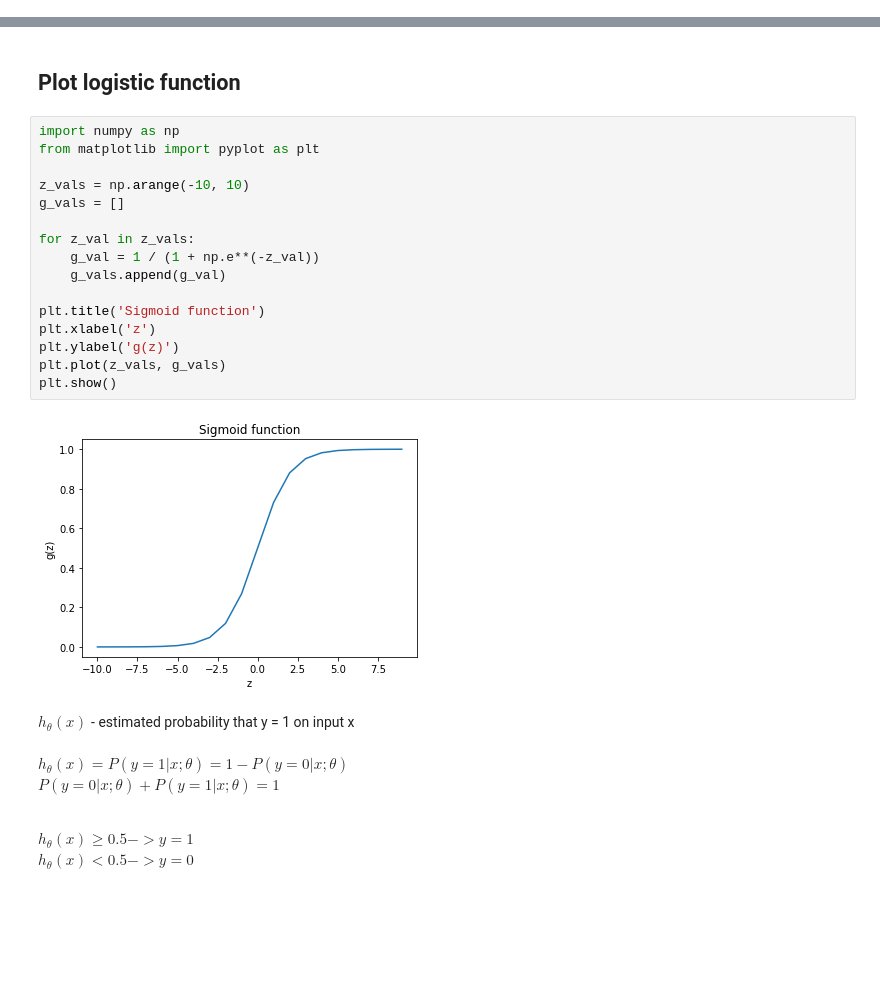
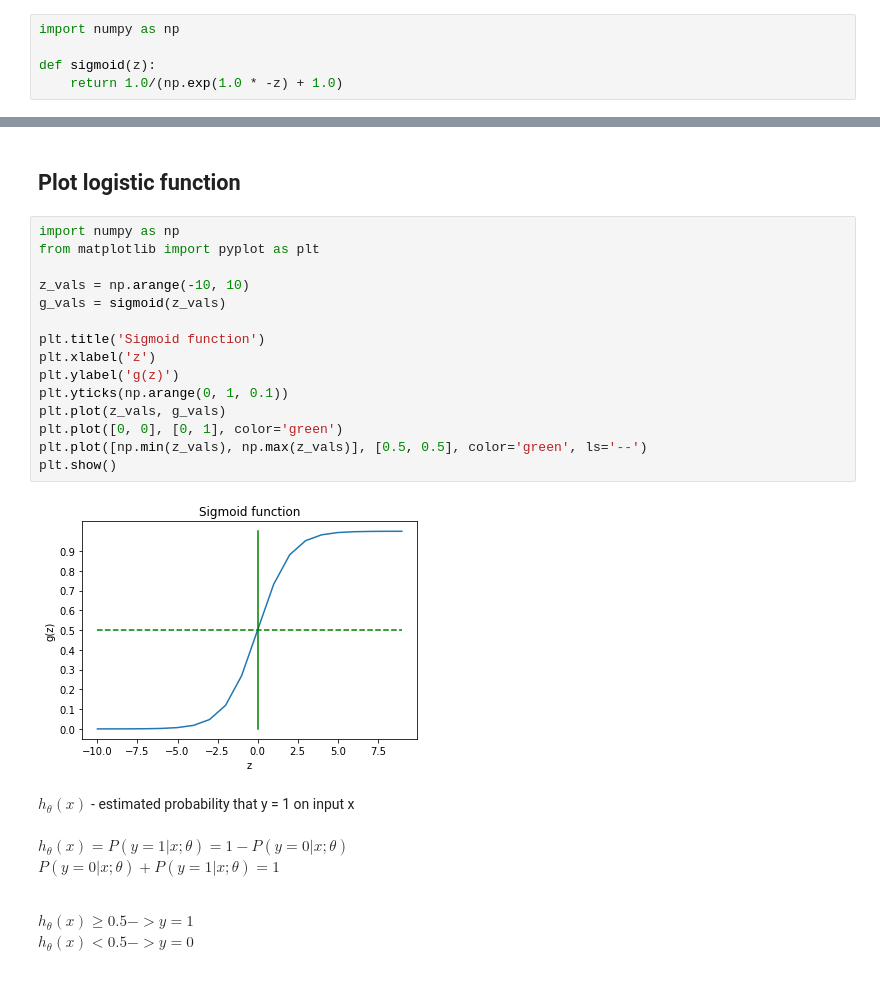
Before and after one commit to Michael-Wisniewski/machine-learning-algorithms, a Jupyter notebook: src/Logistic regression algorithms.ipynb, the cells around one changed output, grey strips where cells are left out. Drawn from its saved outputs; the diff is of its cells as text; blank space fills up the shorter version.

```diff
--- a/src/Logistic regression algorithms.ipynb
+++ b/src/Logistic regression algorithms.ipynb
@@ -55,0 +58,5 @@ $\begin{aligned}
+# %%
+import numpy as np
+
+def sigmoid(z):
+    return 1.0/(np.exp(1.0 * -z) + 1.0)
@@ -60,21 +77,20 @@ $\begin{aligned}
 # %%
 import numpy as np
 from matplotlib import pyplot as plt
 
 z_vals = np.arange(-10, 10)
-g_vals = []
-
-for z_val in z_vals:
-    g_val = 1 / (1 + np.e**(-z_val))
-    g_vals.append(g_val)
+g_vals = sigmoid(z_vals)
 
 plt.title('Sigmoid function')
 plt.xlabel('z')
 plt.ylabel('g(z)')
+plt.yticks(np.arange(0, 1, 0.1))
 plt.plot(z_vals, g_vals)
+plt.plot([0, 0], [0, 1], color='green')
+plt.plot([np.min(z_vals), np.max(z_vals)], [0.5, 0.5], color='green', ls='--')
 plt.show()
 # %% [output]
-[figure, old version]
+[figure, new version]
 # %% [markdown]
 $h_\theta(x)$ - estimated probability that y = 1 on input x <br><br>
 $h_\theta(x) = P(y=1|x;\theta) = 1 - P(y=0|x;\theta)$ <br>
```
Also changed, not shown: parts of 6 cells of this notebook, 2 other files.
